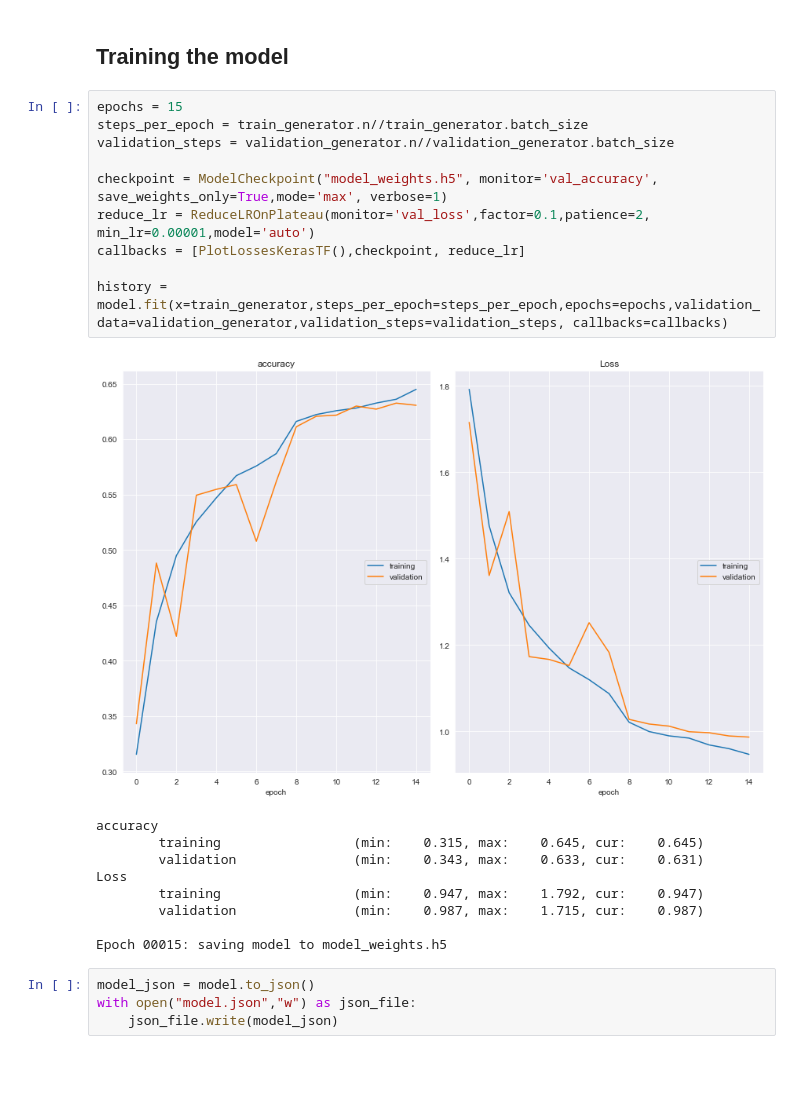
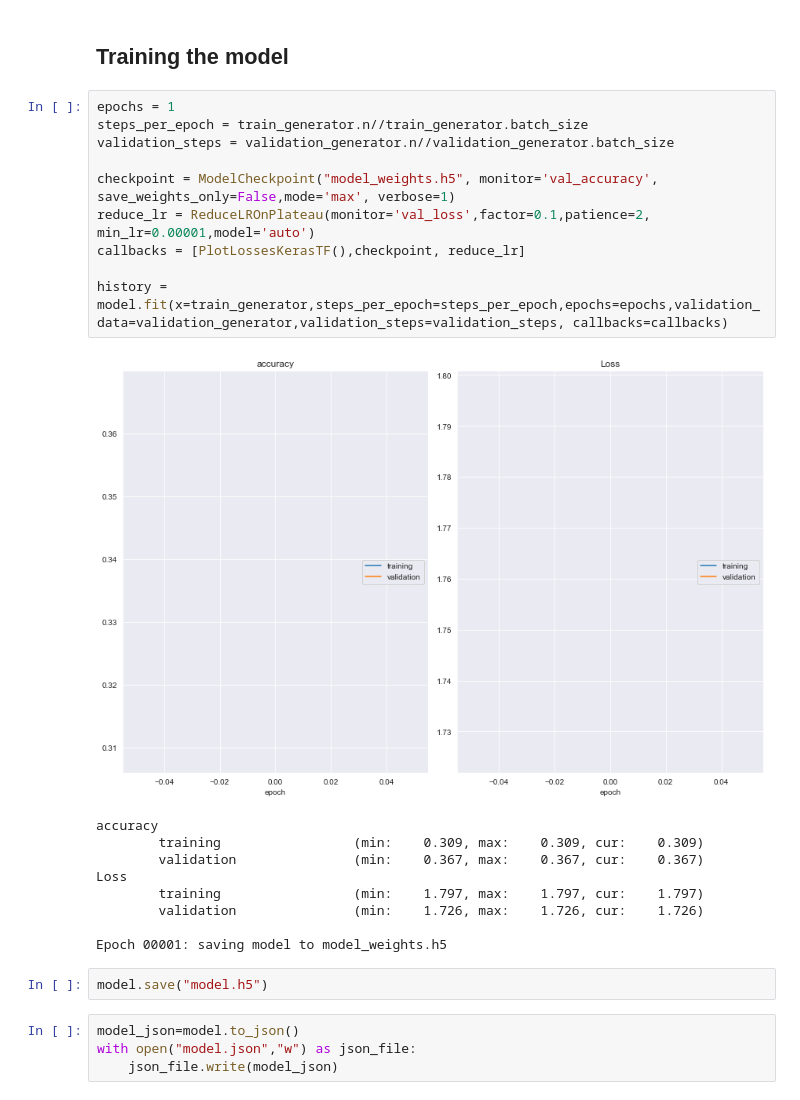
Before and after one commit to MelekElloumi/data-science-lab, a Jupyter notebook: Deep_Learning/Macro_Facial_expression_detection/macro_facial_expression_recognition.ipynb, the cells around one changed output. Saved outputs shown, nothing was run; the diff lists cells and outputs as text; blank space fills up the shorter version.

Commit message:
updated model

```diff
--- a/Deep_Learning/Macro_Facial_expression_detection/macro_facial_expression_recognition.ipynb
+++ b/Deep_Learning/Macro_Facial_expression_detection/macro_facial_expression_recognition.ipynb
@@ -137,26 +137,28 @@ _________________________________________________________________
 # %% [markdown]
 ## Training the model
 # %%
-epochs = 15
+epochs = 1
 steps_per_epoch = train_generator.n//train_generator.batch_size
 validation_steps = validation_generator.n//validation_generator.batch_size
 
-checkpoint = ModelCheckpoint("model_weights.h5", monitor='val_accuracy', save_weights_only=True,mode='max', verbose=1)
+checkpoint = ModelCheckpoint("model_weights.h5", monitor='val_accuracy', save_weights_only=False,mode='max', verbose=1)
 reduce_lr = ReduceLROnPlateau(monitor='val_loss',factor=0.1,patience=2, min_lr=0.00001,model='auto')
 callbacks = [PlotLossesKerasTF(),checkpoint, reduce_lr]
 
 history = model.fit(x=train_generator,steps_per_epoch=steps_per_epoch,epochs=epochs,validation_data=validation_generator,validation_steps=validation_steps, callbacks=callbacks)
 # %% [output]
-[figure, old version]
+[figure, new version]
 accuracy
-        training                 (min:    0.315, max:    0.645, cur:    0.645)
-        validation               (min:    0.343, max:    0.633, cur:    0.631)
+        training                 (min:    0.309, max:    0.309, cur:    0.309)
+        validation               (min:    0.367, max:    0.367, cur:    0.367)
 Loss
-        training                 (min:    0.947, max:    1.792, cur:    0.947)
-        validation               (min:    0.987, max:    1.715, cur:    0.987)
+        training                 (min:    1.797, max:    1.797, cur:    1.797)
+        validation               (min:    1.726, max:    1.726, cur:    1.726)
 
-Epoch 00015: saving model to model_weights.h5
+Epoch 00001: saving model to model_weights.h5
+# %%
+model.save("model.h5")
 # %%
-model_json = model.to_json()
+model_json=model.to_json()
 with open("model.json","w") as json_file:
     json_file.write(model_json)
```
Also changed, not shown: 2 other files.
